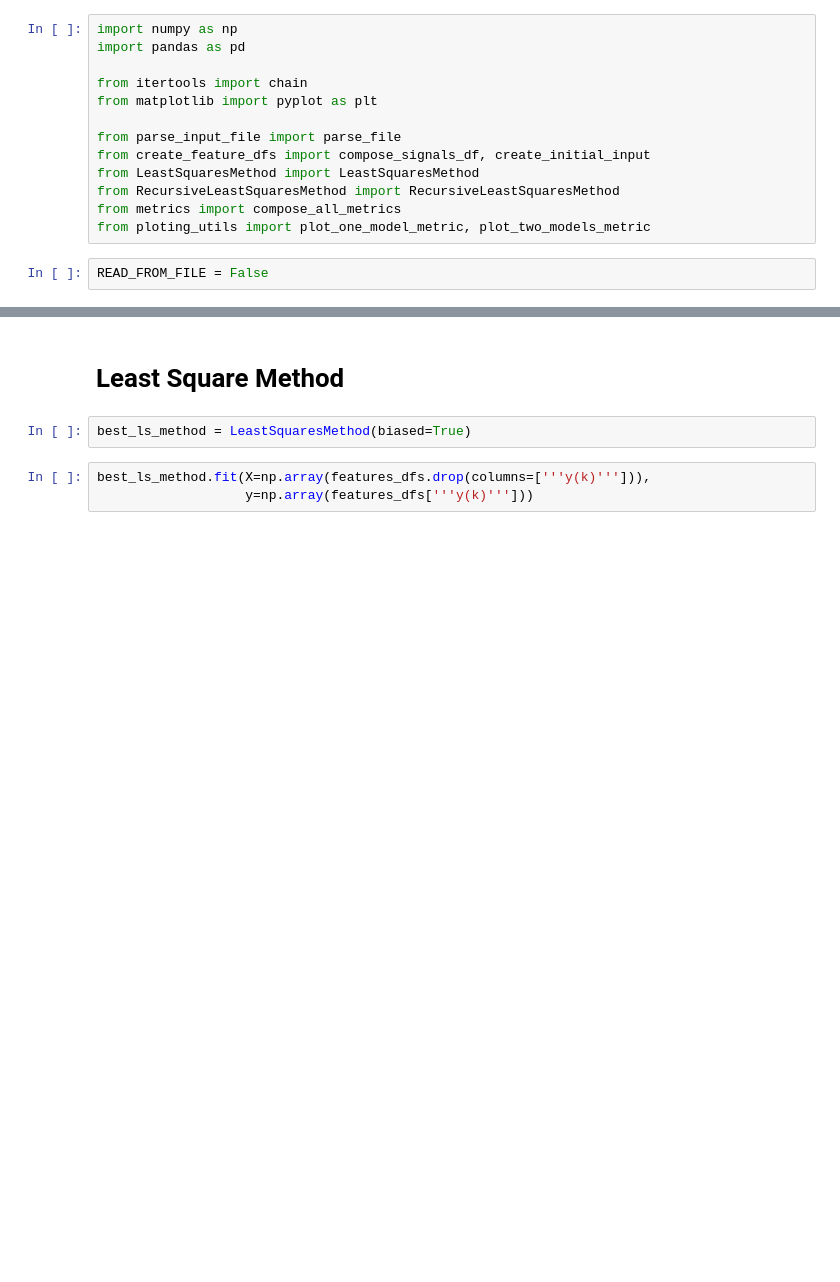
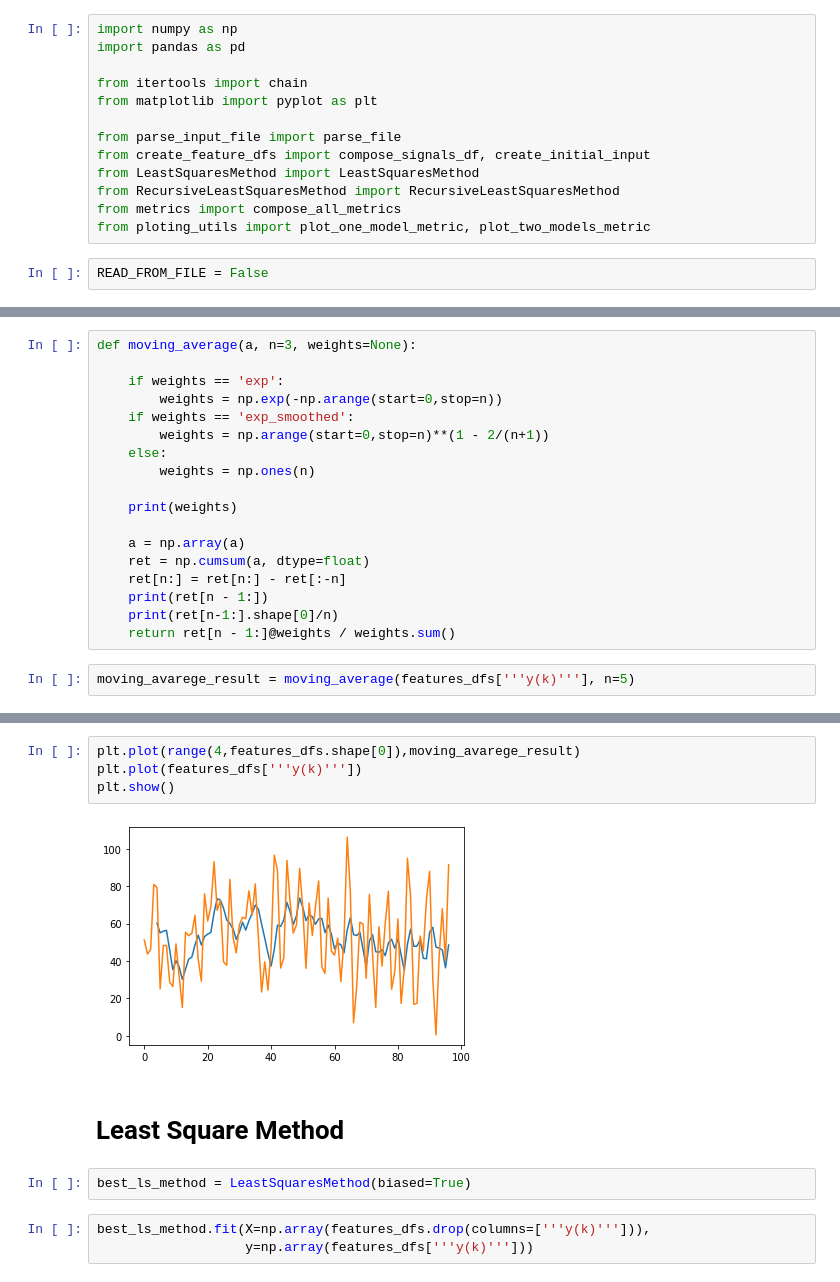
Before and after one commit to VSydorskyy/time_series_iasa, a Jupyter notebook: lab_1/lab1_presentation.ipynb, the cells around one changed output, grey strips where cells are left out. Drawn from its saved outputs; the diff is of its cells as text; blank space fills up the shorter version.

```diff
--- a/lab_1/lab1_presentation.ipynb
+++ b/lab_1/lab1_presentation.ipynb
@@ -42,0 +45,20 @@ features_dfs['''y(k)'''].plot()
+# %%
+def moving_average(a, n=3, weights=None):
+
+    if weights == 'exp':
+        weights = np.exp(-np.arange(start=0,stop=n))
+    if weights == 'exp_smoothed':
+        weights = np.arange(start=0,stop=n)**(1 - 2/(n+1))
+    else:
+        weights = np.ones(n)
+
+    print(weights)
+
+    a = np.array(a)
+    ret = np.cumsum(a, dtype=float)
+    ret[n:] = ret[n:] - ret[:-n]
+    print(ret[n - 1:])
+    print(ret[n-1:].shape[0]/n)
+    return ret[n - 1:]@weights / weights.sum()
+# %%
+moving_avarege_result = moving_average(features_dfs['''y(k)'''], n=5)
@@ -43,3 +84,9 @@ features_dfs['''y(k)'''].plot()
+# %%
+plt.plot(range(4,features_dfs.shape[0]),moving_avarege_result)
+plt.plot(features_dfs['''y(k)'''])
+plt.show()
+# %% [output]
+[figure, added]
 # %% [markdown]
 # Least Square Method
 # %%
```
Also changed, not shown: parts of 23 cells of this notebook, 30 other files.
